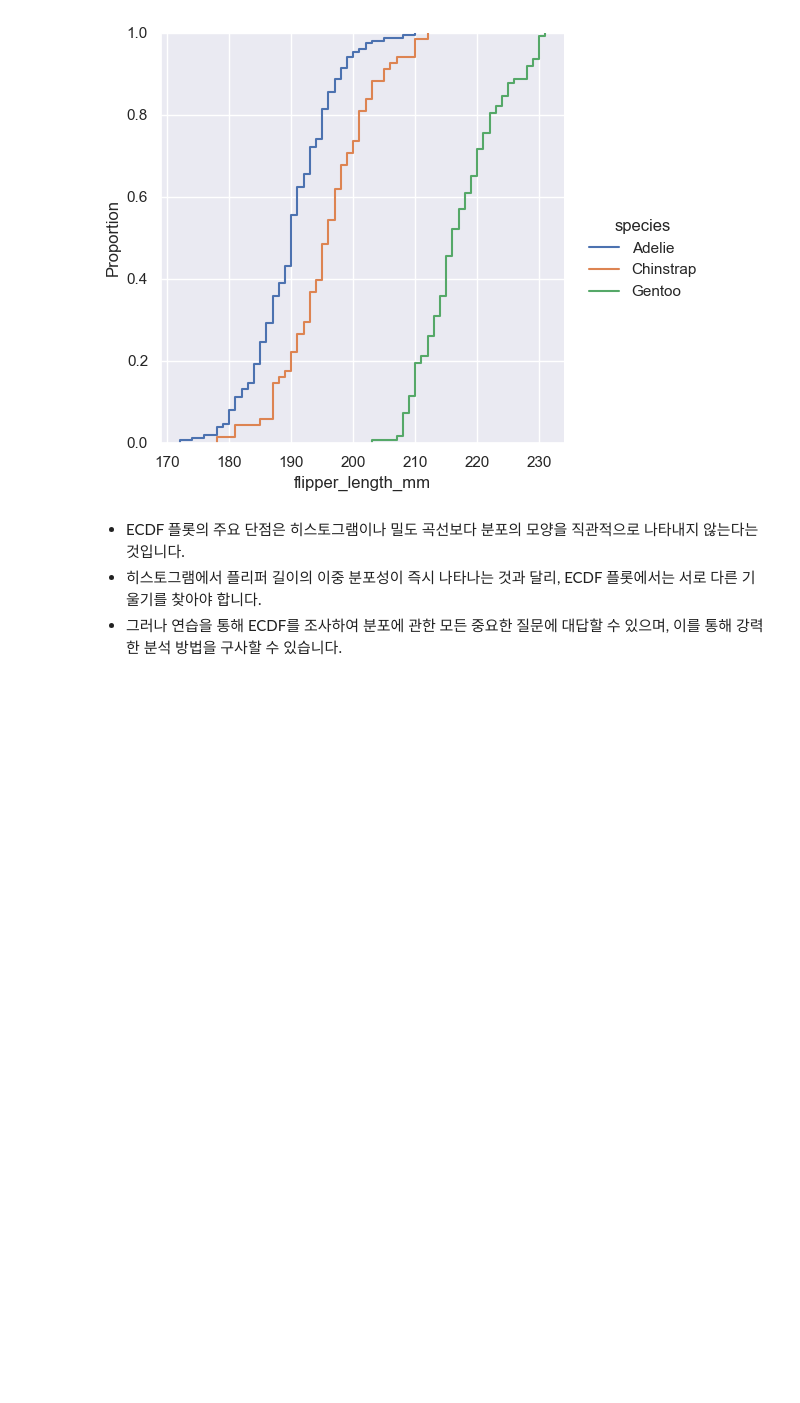
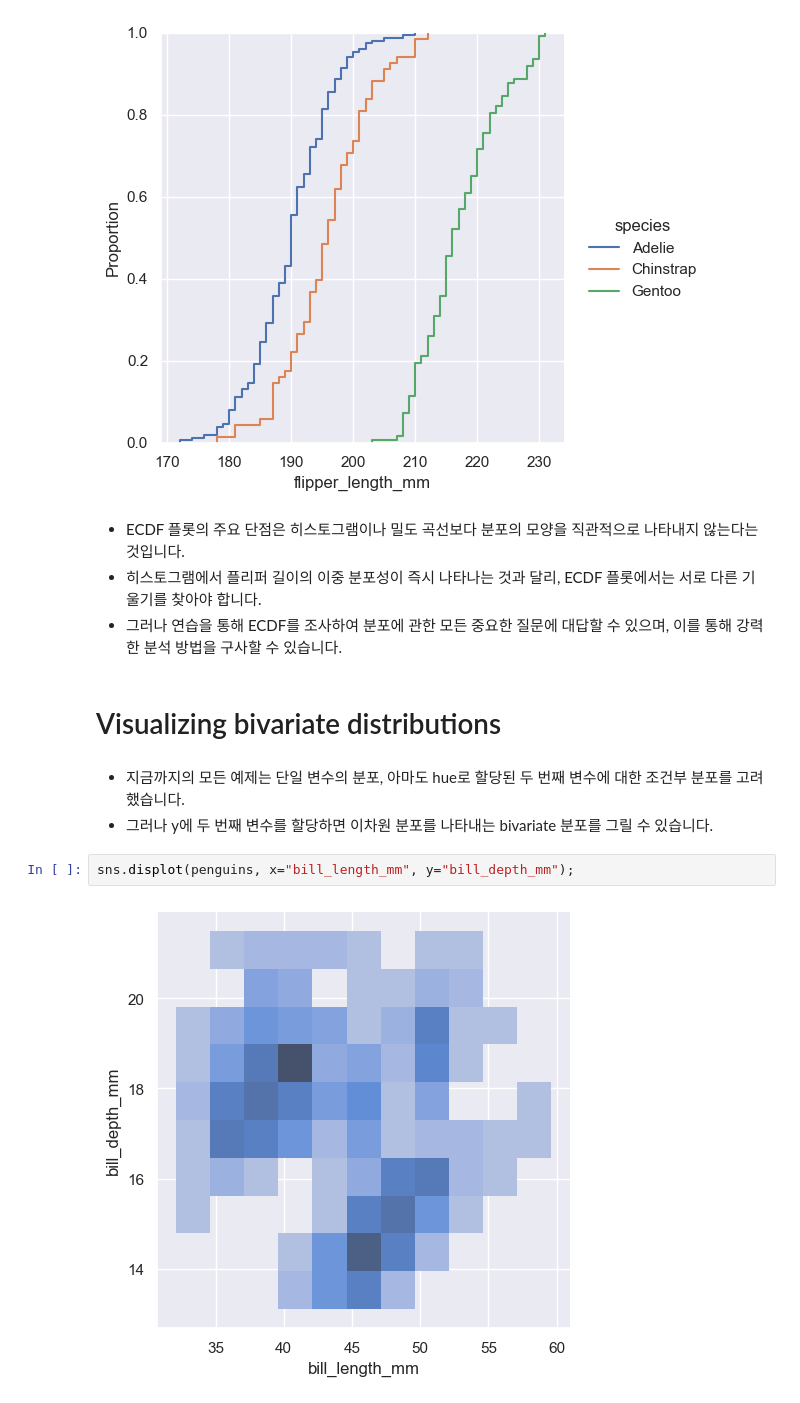
Before and after one commit to kinghy00/Seaborn-Tutorial, a Jupyter notebook: Visualizing_distributions_of_data.ipynb, the cells around one changed output. Cells and saved outputs as stored; diff of their text form; blank space fills up the shorter version.

```diff
--- a/Visualizing_distributions_of_data.ipynb
+++ b/Visualizing_distributions_of_data.ipynb
@@ -289,3 +289,12 @@ sns.displot(penguins, x="flipper_length_mm", hue="species", kind="ecdf");
 - ECDF 플롯의 주요 단점은 히스토그램이나 밀도 곡선보다 분포의 모양을 직관적으로 나타내지 않는다는 것입니다.
 - 히스토그램에서 플리퍼 길이의 이중 분포성이 즉시 나타나는 것과 달리, ECDF 플롯에서는 서로 다른 기울기를 찾아야 합니다.
 - 그러나 연습을 통해 ECDF를 조사하여 분포에 관한 모든 중요한 질문에 대답할 수 있으며, 이를 통해 강력한 분석 방법을 구사할 수 있습니다.
+# %% [markdown]
+# Visualizing bivariate distributions
+# %% [markdown]
+- 지금까지의 모든 예제는 단일 변수의 분포, 아마도 hue로 할당된 두 번째 변수에 대한 조건부 분포를 고려했습니다.
+- 그러나 y에 두 번째 변수를 할당하면 이차원 분포를 나타내는 bivariate 분포를 그릴 수 있습니다.
+# %%
+sns.displot(penguins, x="bill_length_mm", y="bill_depth_mm");
+# %% [output]
+[figure, added]
```
Also changed, not shown: parts of 18 cells of this notebook.
